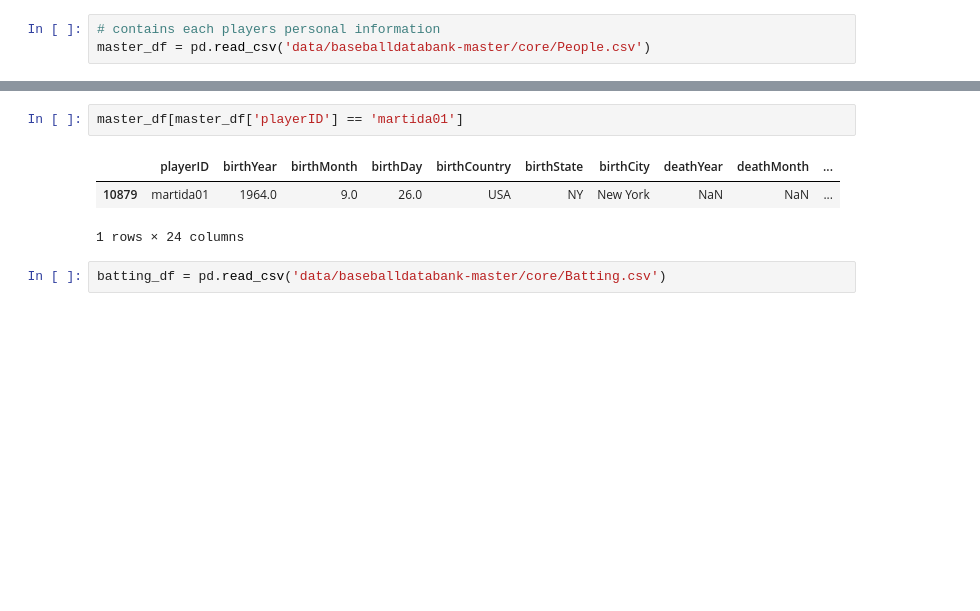
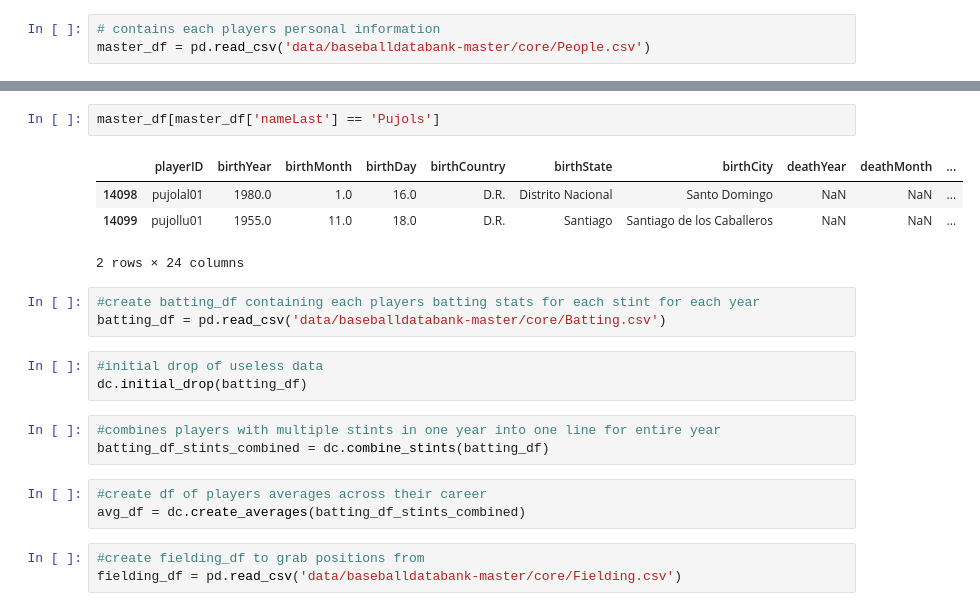
Before and after one commit to aaronmcd1214/Capstone, a Jupyter notebook: initial_eda.ipynb, the cells around one changed output, grey strips where cells are left out. Cells and saved outputs as stored; diff of their text form; blank space fills up the shorter version.

```diff
--- a/initial_eda.ipynb
+++ b/initial_eda.ipynb
@@ -26,8 +9,22 @@ master_df.head().T
 # %%
-master_df[master_df['playerID'] == 'martida01']
+master_df[master_df['nameLast'] == 'Pujols']
 # %% [output]
 |  | playerID | birthYear | birthMonth | birthDay | birthCountry | birthState | birthCity | deathYear | deathMonth | ... |
-| 10879 | martida01 | 1964.0 | 9.0 | 26.0 | USA | NY | New York | NaN | NaN | ... |
+| 14098 | pujolal01 | 1980.0 | 1.0 | 16.0 | D.R. | Distrito Nacional | Santo Domingo | NaN | NaN | ... |
+| 14099 | pujollu01 | 1955.0 | 11.0 | 18.0 | D.R. | Santiago | Santiago de los Caballeros | NaN | NaN | ... |
-1 rows × 24 columns
+2 rows × 24 columns
+# %%
+#create batting_df containing each players batting stats for each stint for each year
+batting_df = pd.read_csv('data/baseballdatabank-master/core/Batting.csv')
+# %%
+#initial drop of useless data
+dc.initial_drop(batting_df)
+# %%
+#combines players with multiple stints in one year into one line for entire year
+batting_df_stints_combined = dc.combine_stints(batting_df)
+# %%
+#create df of players averages across their career
+avg_df = dc.create_averages(batting_df_stints_combined)
 # %%
-batting_df = pd.read_csv('data/baseballdatabank-master/core/Batting.csv')
+#create fielding_df to grab positions from
+fielding_df = pd.read_csv('data/baseballdatabank-master/core/Fielding.csv')
```
Also changed, not shown: parts of 19 cells of this notebook, 4 other files.
